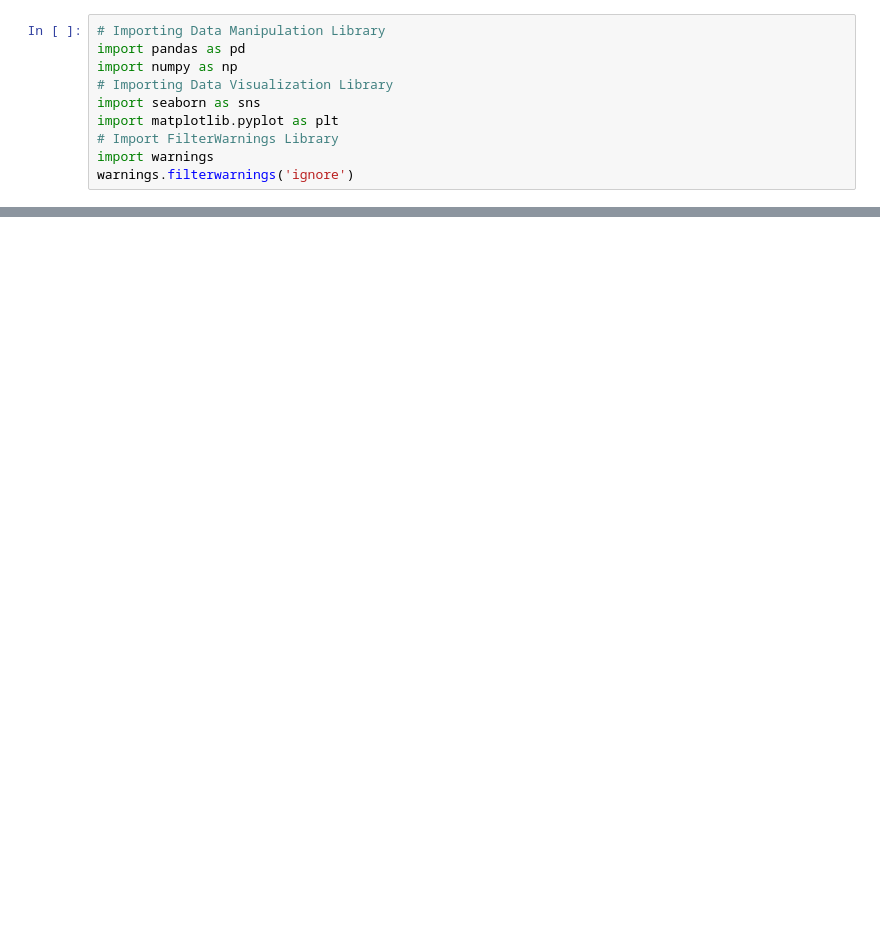
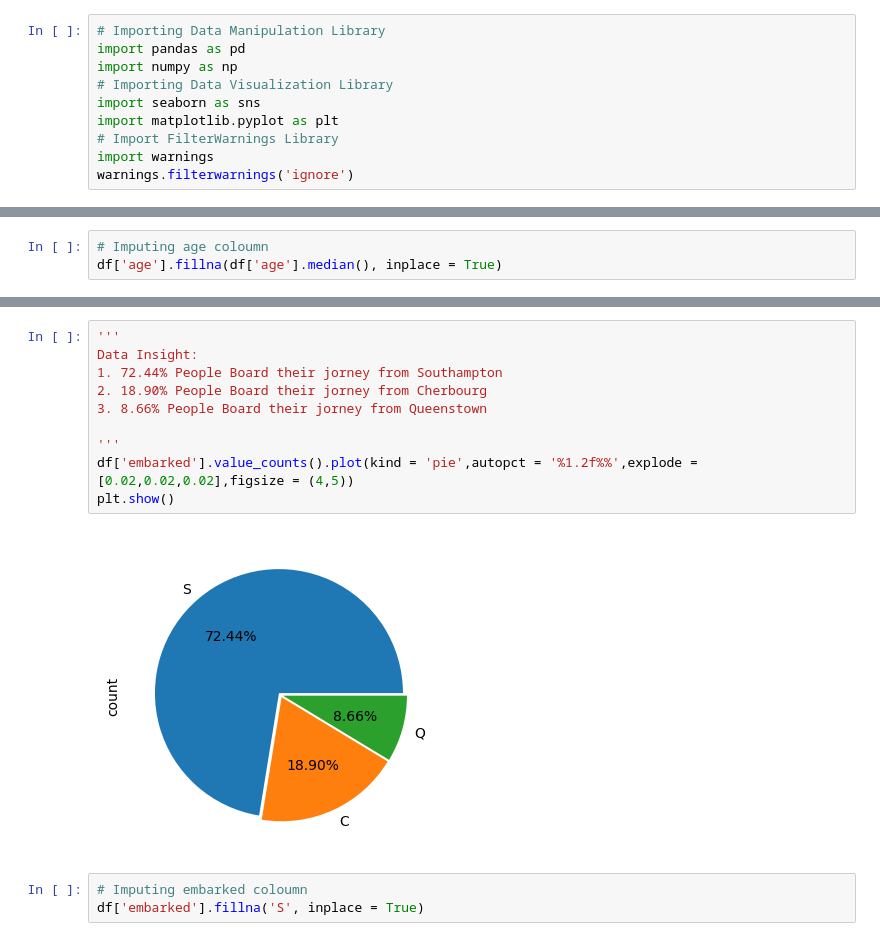
Before and after one commit to NikhilJ2712/Data-Science, a Jupyter notebook: Case_Study_01_Titanic_EDA.ipynb, the cells around one changed output, grey strips where cells are left out. Drawn from its saved outputs; the diff is of its cells as text; blank space fills up the shorter version.

```diff
--- a/Case_Study_01_Titanic_EDA.ipynb
+++ b/Case_Study_01_Titanic_EDA.ipynb
@@ -33,0 +115,3 @@ df.sample(frac = 1)
+# %%
+# Imputing age coloumn
+df['age'].fillna(df['age'].median(), inplace = True)
@@ -33,0 +133,15 @@ df.sample(frac = 1)
+# %%
+'''
+Data Insight:
+1. 72.44% People Board their jorney from Southampton
+2. 18.90% People Board their jorney from Cherbourg
+3. 8.66% People Board their jorney from Queenstown
+
+'''
+df['embarked'].value_counts().plot(kind = 'pie',autopct = '%1.2f%%',explode = [0.02,0.02,0.02],figsize = (4,5))
+plt.show()
+# %% [output]
+[figure, added]
+# %%
+# Imputing embarked coloumn
+df['embarked'].fillna('S', inplace = True)
```
Also changed, not shown: parts of 22 cells of this notebook.
